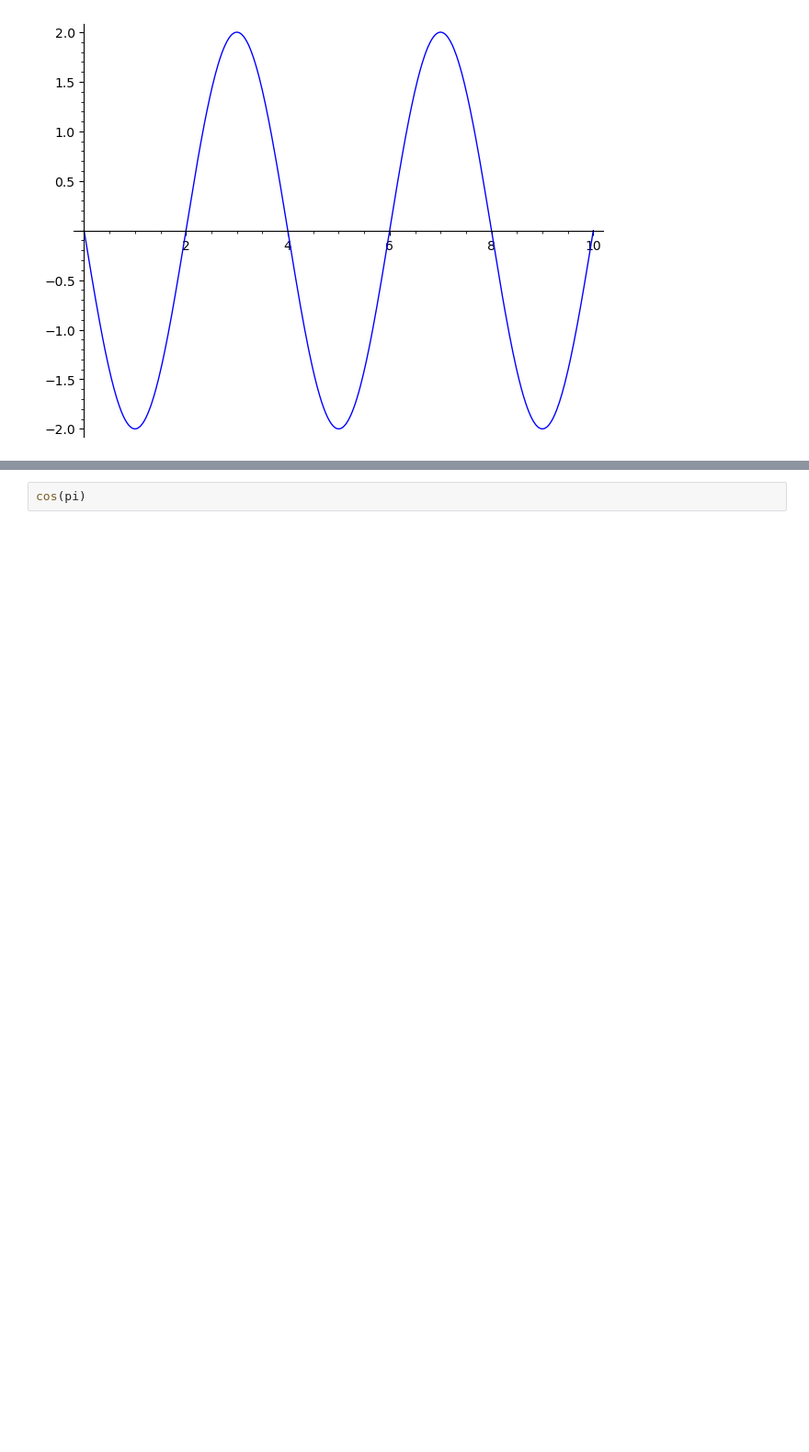
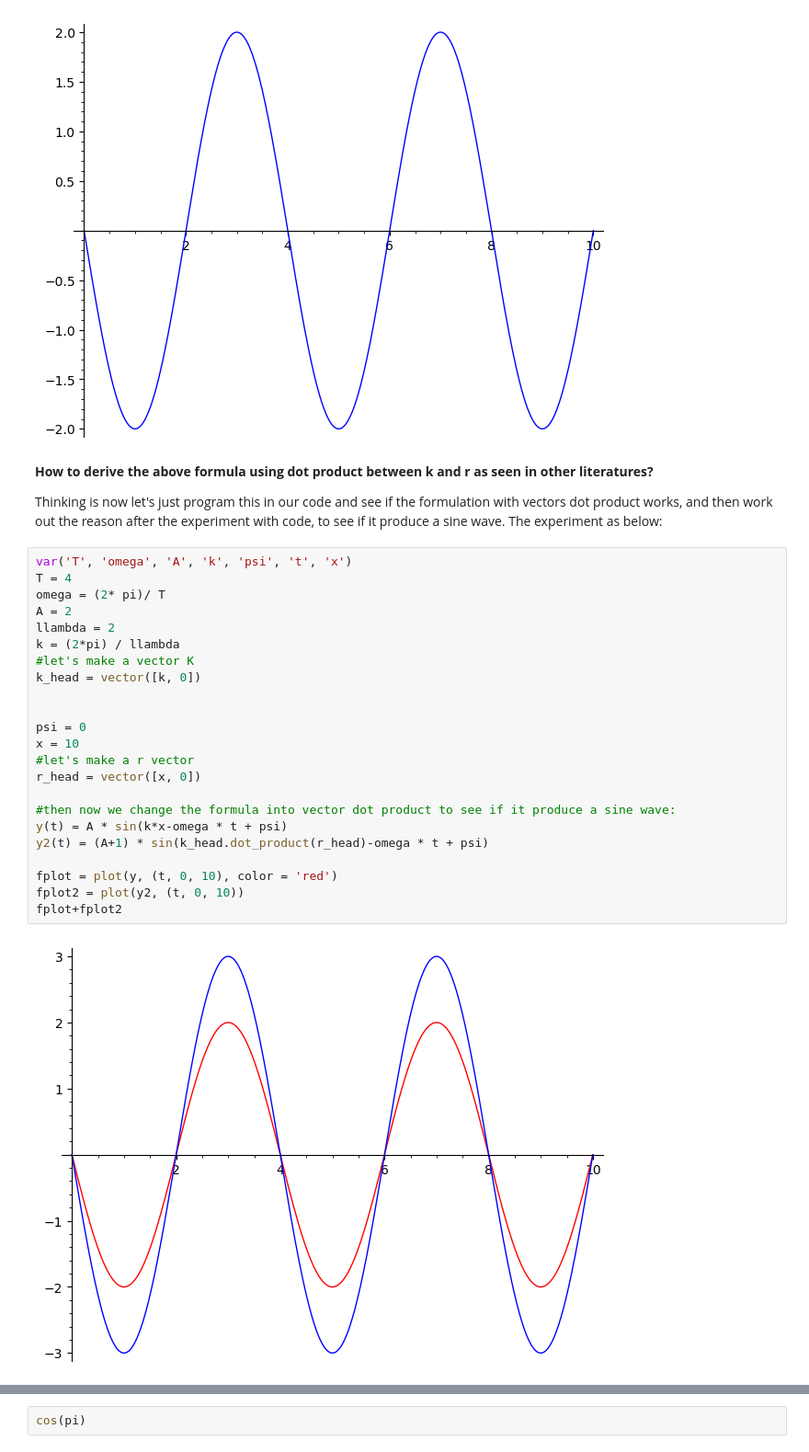
Before and after one commit to john-washington/sage, a Jupyter notebook: regarding_omega_t_minus_kr.ipynb, the cells around one changed output, grey strips where cells are left out. Shown at 92% size. Saved outputs shown, nothing was run; the diff lists cells and outputs as text; blank space fills up the shorter version.

Commit message:
more on the formula
dot product direction cosine making sense

```diff
--- a/regarding_omega_t_minus_kr.ipynb
+++ b/regarding_omega_t_minus_kr.ipynb
@@ -103,3 +103,33 @@ fplot = plot(y, (t, 0, 10))
 fplot.show()
 # %% [output]
 [figure]
+# %% [markdown]
+**How to derive the above formula using dot product between k and r as seen in other literatures?**
+
+Thinking is now let's just program this in our code and see if the formulation with vectors dot product works, and
+then work out the reason after the experiment with code, to see if it produce a sine wave. The experiment as below:
+# %%
+var('T', 'omega', 'A', 'k', 'psi', 't', 'x')
+T = 4
+omega = (2* pi)/ T
+A = 2
+llambda = 2
+k = (2*pi) / llambda
+#let's make a vector K
+k_head = vector([k, 0])
+
+
+psi = 0
+x = 10
+#let's make a r vector
+r_head = vector([x, 0])
+
+#then now we change the formula into vector dot product to see if it produce a sine wave:
+y(t) = A * sin(k*x-omega * t + psi)
+y2(t) = (A+1) * sin(k_head.dot_product(r_head)-omega * t + psi)
+
+fplot = plot(y, (t, 0, 10), color = 'red')
+fplot2 = plot(y2, (t, 0, 10))
+fplot+fplot2
+# %% [output]
+[figure, added]
```
Also changed, not shown: parts of 11 cells of this notebook.
